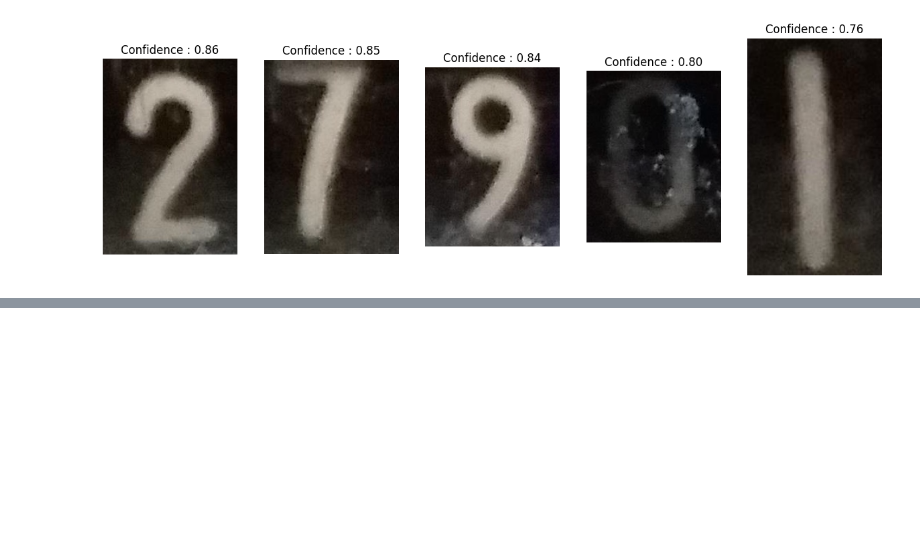
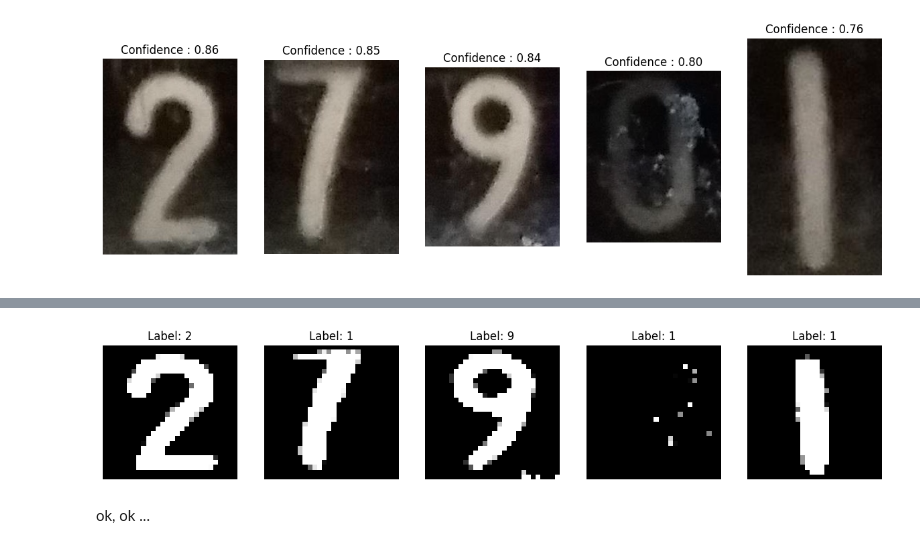
Before and after one commit to yannasyr/AIforMeterReading, a Jupyter notebook: yann_v1.ipynb, the cells around one changed output, grey strips where cells are left out. Cells and saved outputs as stored; diff of their text form; code cells hidden in the pictures; blank space fills up the shorter version.

```diff
--- a/yann_v1.ipynb
+++ b/yann_v1.ipynb
@@ -451,0 +491,34 @@ Pas dingue ces modèles ...
+# %%
+conv_model = Net()
+conv_model.load_state_dict(torch.load('conv_model_kaggle.pth', weights_only=True, map_location=torch.device('cpu')))
+conv_model.eval()
+
+fig = plt.figure(figsize=(15,6))
+for i, im in enumerate(imagettes):
+    # Convertir en niveaux de gris et redimensionner
+    img = cv2.cvtColor(im, cv2.COLOR_BGR2GRAY)
+    ret,img = cv2.threshold(img,100,255,cv2.THRESH_BINARY)
+    img = cv2.resize(img, (28, 28))
+
+
+    # Normaliser et reformater le tenseur
+    img_tensor = torch.tensor(img, dtype=torch.float32) / 255.0  # Normalisation
+    img_tensor = img_tensor.unsqueeze(0).unsqueeze(0)  # Ajouter batch et channel dimensions -> [1, 1, 28, 28]
+
+    # Passer l'image dans le modèle
+    predictions = conv_model(img_tensor)
+
+    # Obtenir la classe prédite
+    predicted_label = torch.argmax(predictions, dim=1).item()  # Récupérer l'indice de la classe
+
+    # Affichage
+    ax = fig.add_subplot(1, len(imagettes), i + 1)
+    ax.imshow(img, cmap="gray")
+    ax.axis("off")
+    ax.set_title(f"Label: {predicted_label}")
+
+plt.show()
+# %% [output]
+[figure, added]
+# %% [markdown]
+ok, ok ...
```
Also changed, not shown: parts of 9 cells of this notebook.
